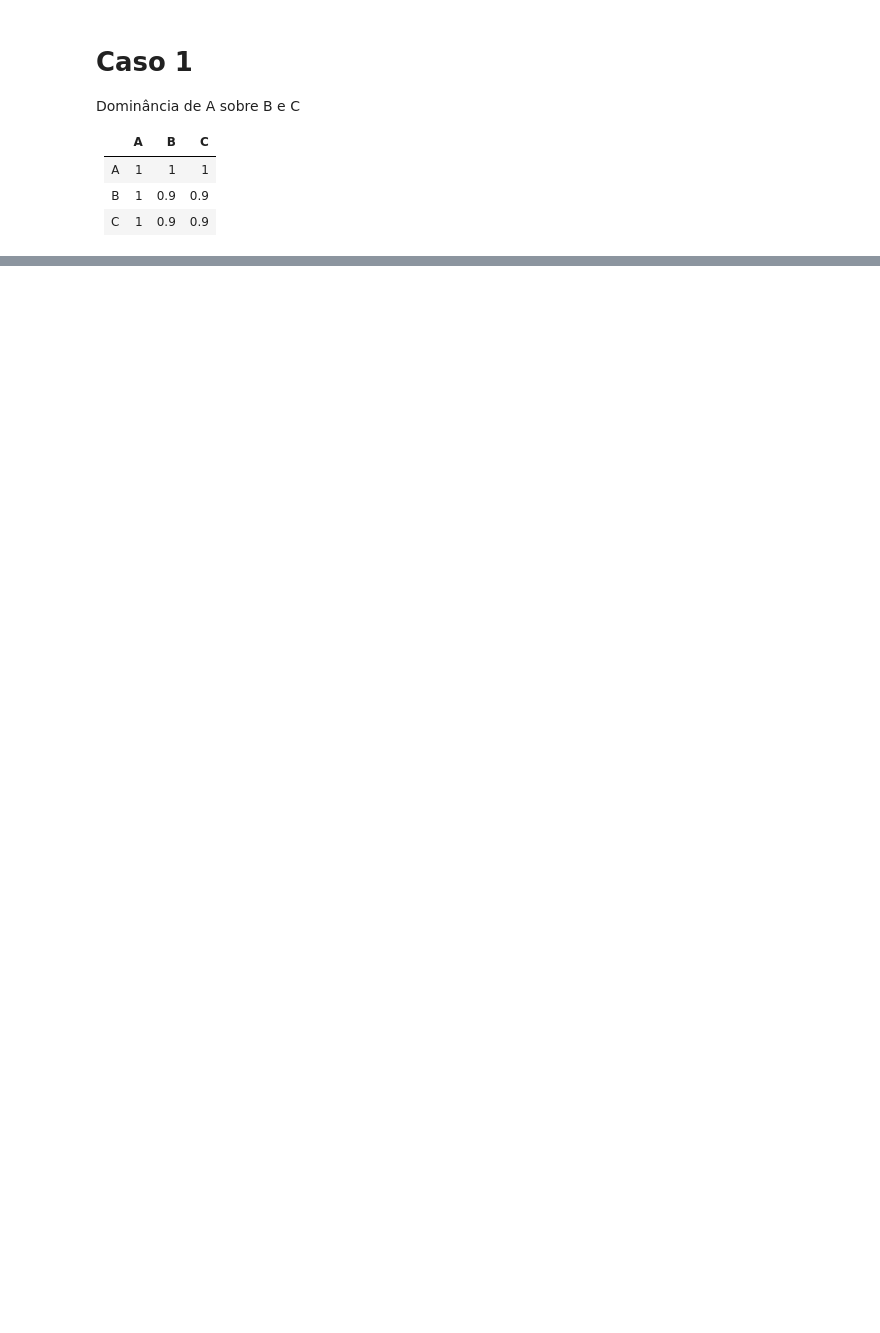
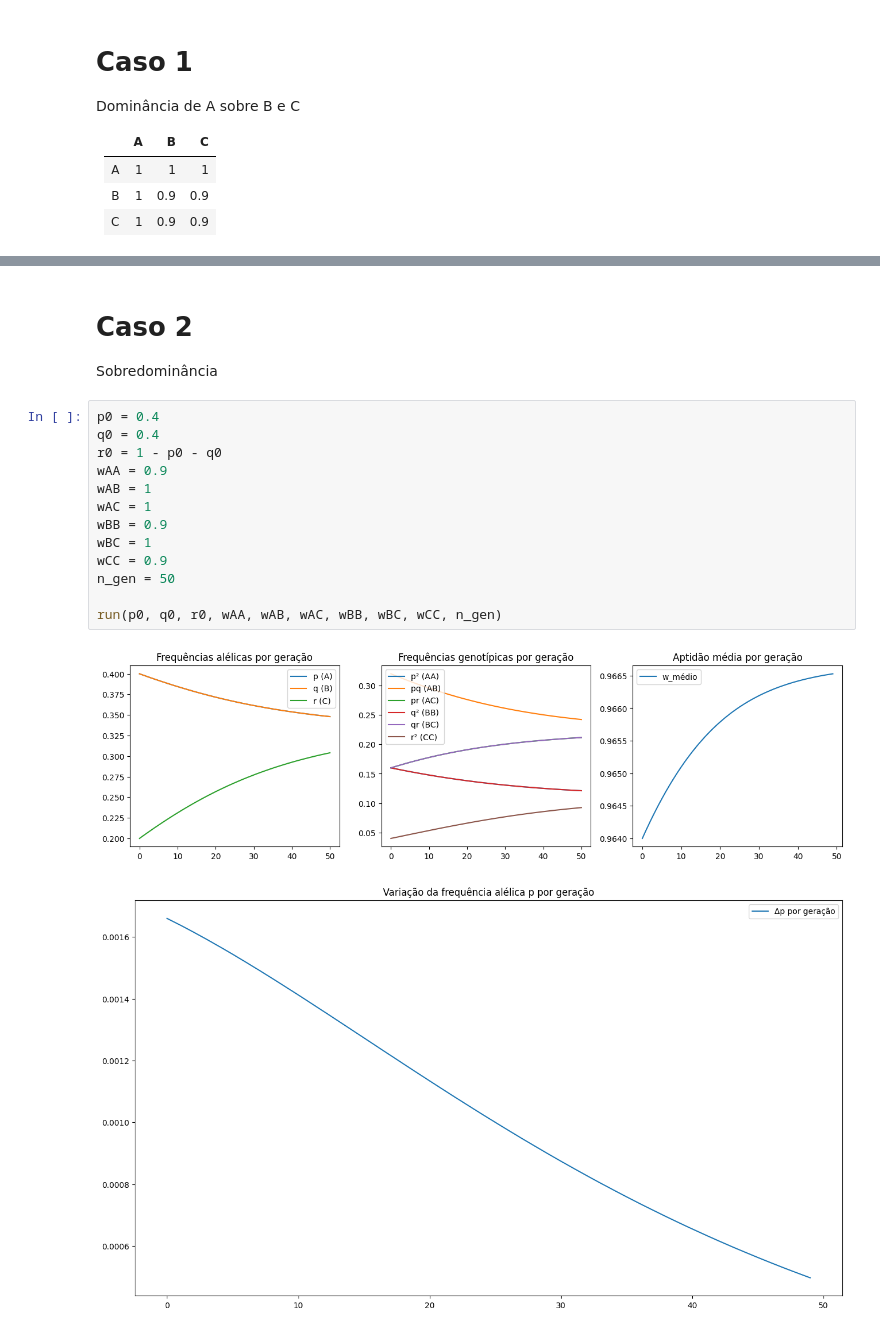
Before and after one commit to mauro-moura/GA044-Evolucao, a Jupyter notebook: implementation_4/implementation_4_2.ipynb, the cells around one changed output, grey strips where cells are left out. Cells and saved outputs as stored; diff of their text form; blank space fills up the shorter version.

```diff
--- a/implementation_4/implementation_4_2.ipynb
+++ b/implementation_4/implementation_4_2.ipynb
@@ -169,0 +189,20 @@ AttributeError: 'list' object has no attribute 'ndim'
+# %% [markdown]
+# Caso 2
+
+Sobredominância
+# %%
+p0 = 0.4
+q0 = 0.4
+r0 = 1 - p0 - q0
+wAA = 0.9
+wAB = 1
+wAC = 1
+wBB = 0.9
+wBC = 1
+wCC = 0.9
+n_gen = 50
+
+run(p0, q0, r0, wAA, wAB, wAC, wBB, wBC, wCC, n_gen)
+# %% [output]
+[figure, added]
+[figure, added]
```
Also changed, not shown: parts of 8 cells of this notebook, 10 other files.
